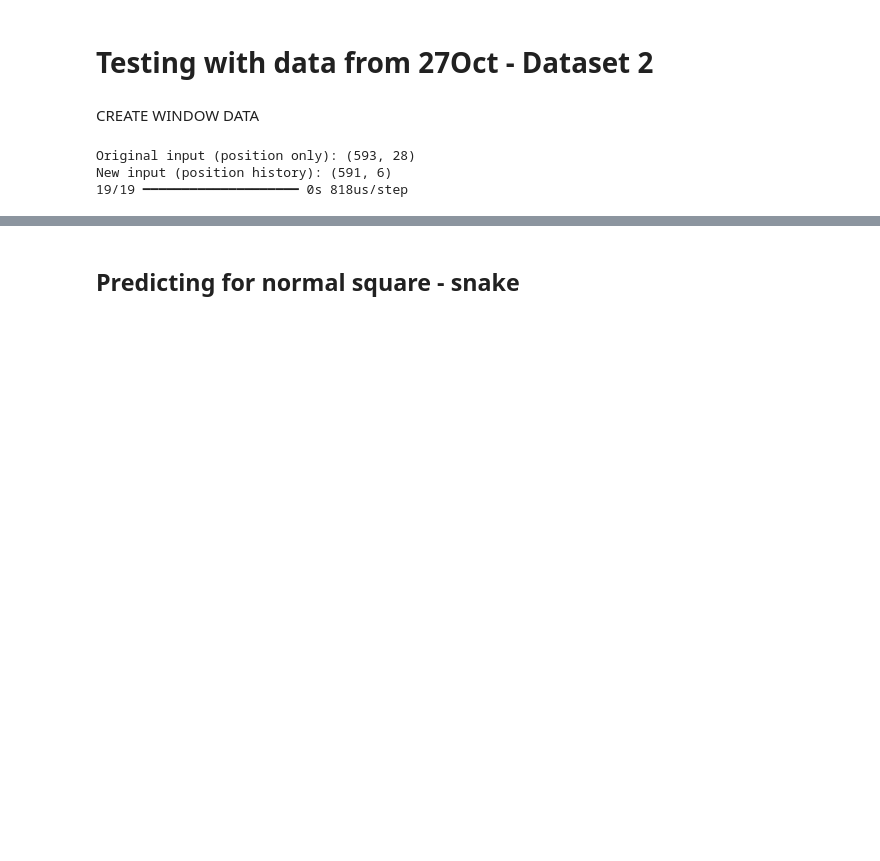
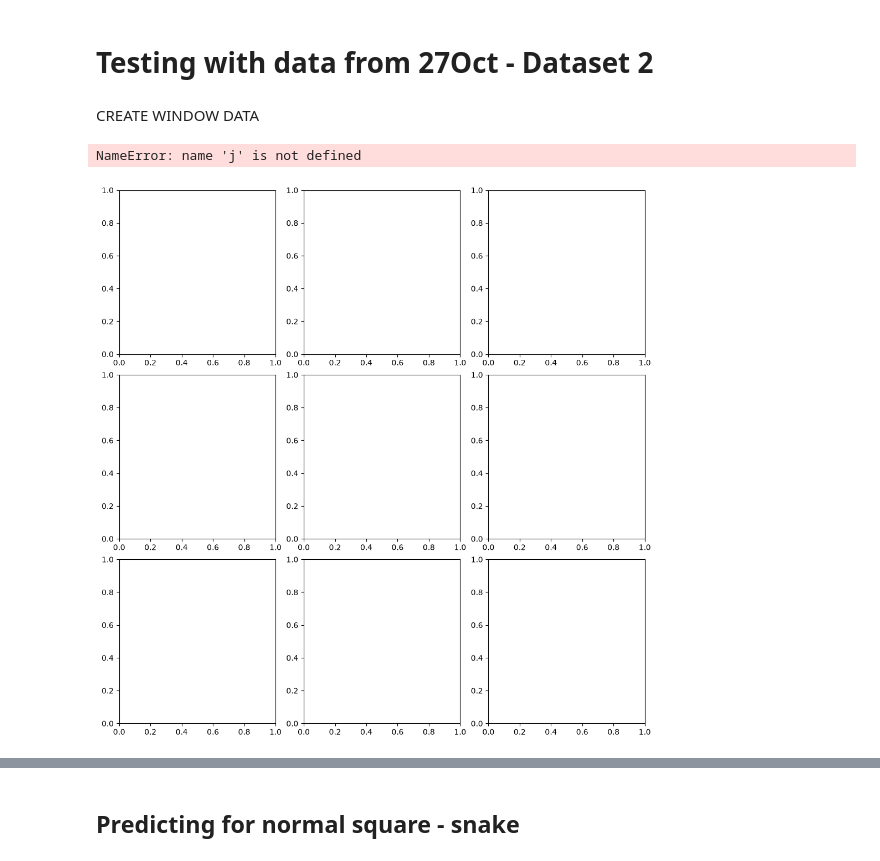
Before and after one commit to Abigail-Yates/DeltabotProject, a Jupyter notebook: TensorFlow/Trials/16Oct_MLP_Window.ipynb, the cells around one changed output, grey strips where cells are left out. Saved outputs shown, nothing was run; the diff lists cells and outputs as text; code cells hidden in the pictures; blank space fills up the shorter version.

```diff
--- a/TensorFlow/Trials/16Oct_MLP_Window.ipynb
+++ b/TensorFlow/Trials/16Oct_MLP_Window.ipynb
@@ -355,60 +291,39 @@ CREATE WINDOW DATA
 # %%
 mesh0045_27Oct = pd.read_csv("processed_data/27Oct_0045_mesh.csv")
 mesh0045_27Oct_nonans = mesh0045_27Oct.dropna()
-
-cx_mm_45 = mesh0045_27Oct_nonans["cx_mm"].values.reshape(-1, 1)
-cy_mm_45 = mesh0045_27Oct_nonans["cy_mm"].values.reshape(-1, 1)
-
-# create position windows...
-cx_mm_window_45 = sliding_window_view(cx_mm_45, WINDOW_LEN, 0).squeeze()
-cy_mm_window_45 = sliding_window_view(cy_mm_45, WINDOW_LEN, 0).squeeze()
-
-cxcy_window_45 = np.concatenate([cx_mm_window_45, cy_mm_window_45], axis=1)
-
-print(f"Original input (position only): {mesh0045_27Oct_nonans.shape}")
-print(f"New input (position history): {cxcy_window_45.shape}")
-
-
-# print(all_data_27Oct)
-input_27Oct_45_scaled = scalerX.transform(cxcy_window_45)
-true_values_27Oct_45 = mesh0045_27Oct_nonans[["s0","s1","s2"]]
-# true_values_27Oct_45_scaled = scalerY.transform(true_values_27Oct_45)
-
-pred_27Oct_45_scaled = model.predict(input_27Oct_45_scaled)
-# %% [output]
-Original input (position only): (593, 28)
-New input (position history): (591, 6)
-19/19 ━━━━━━━━━━━━━━━━━━━━ 0s 818us/step
 # %%
 fig, axs = plt.subplots(3, 3, figsize=(10,10), constrained_layout=True)
 k = 1
 for label in enumerate(['s0', 's1', 's2']):
 
         subplot = axs[i,j]
         subplot.scatter(y_test_scaled[:, k], y_pred[:, k])
         lims = [-2.8, 2.8]
         subplot.set_xlabel('True Values')
         subplot.set_ylabel('Predictions')
         subplot.set_xlim(lims)
         subplot.set_ylim(lims)
         _ =subplot.plot(lims, lims, color="red")
-        subplot.set_title(label + position)
+        subplot.set_title(label)
         k = k+1
 fig.suptitle("16th Oct Test Predictions not flattened")
 
 
 fig, axs = plt.subplots(1, 3, figsize=(10,5), constrained_layout=True)
 for i, label in enumerate(['s0', 's1', 's2']):
     axs[i].scatter(true_values_27Oct_45_scaled[:, i],pred_27Oct_45[:, i])
     lims = [-3, 3]
     axs[i].set_xlabel('True Values')
     axs[i].set_ylabel('Predictions')
     axs[i].set_xlim(lims)
     axs[i].set_ylim(lims)
     _ = axs[i].plot(lims, lims, color="red")
     axs[i].set_title(label)
     k = k+3
 fig.suptitle("Predictions on scan 0045_dmesh from 27Oct Dataset. Using NN trained on 16thOct Dataset Windowed -1,0,+1")
+# %% [output]
+NameError: name 'j' is not defined
+[figure, added]
 # %%
 #evaluate with first scan of 27th Oct
 
```
Also changed, not shown: parts of 41 cells of this notebook.
